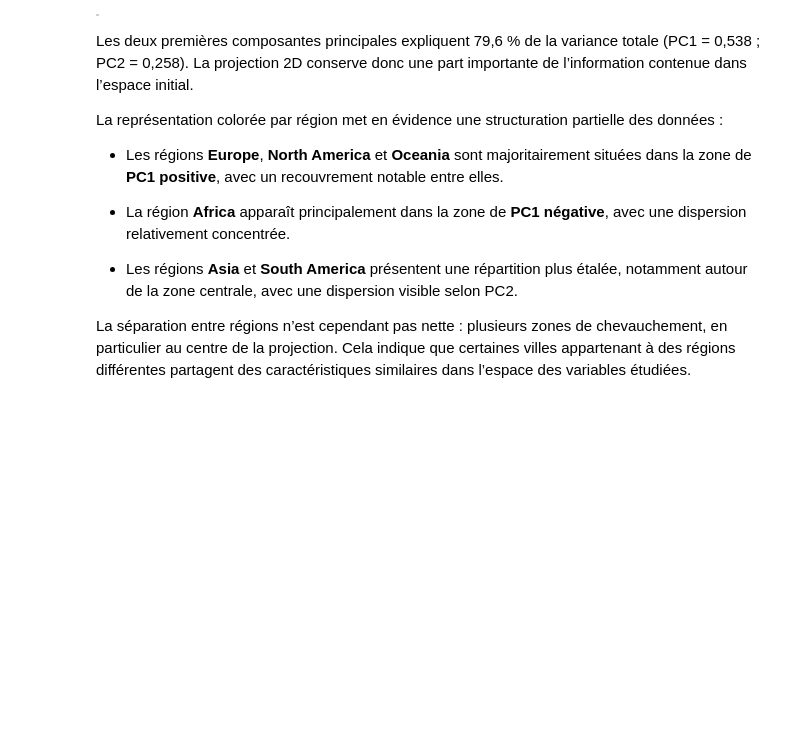
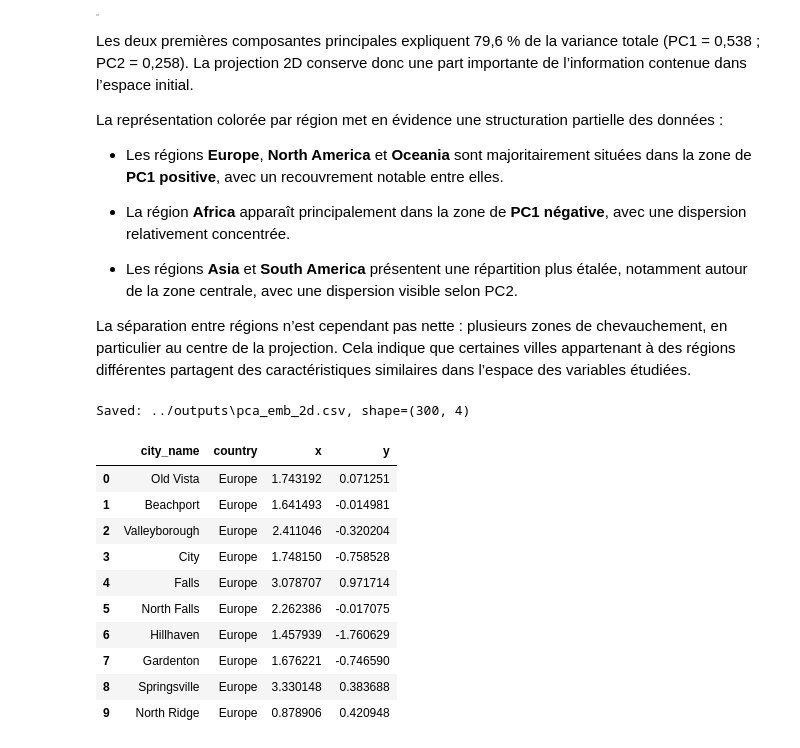
Before and after one commit to wixii/projet-final, a Jupyter notebook: notebooks/pca.ipynb, the cells around one changed output. Cells and saved outputs as stored; diff of their text form; code cells hidden in the pictures; blank space fills up the shorter version.

Commit message:
export PCA 2D embeddings to output

```diff
--- a/notebooks/pca.ipynb
+++ b/notebooks/pca.ipynb
@@ -3,10 +3,14 @@ import pandas as pd
 import matplotlib.pyplot as plt
 from sklearn.preprocessing import StandardScaler
 from sklearn.decomposition import PCA
+import os
 
 DATA_PATH = "../data/city_lifestyle_dataset.csv"
 df = pd.read_csv(DATA_PATH)
 
+OUTPUT_DIR = "../outputs"
+os.makedirs(OUTPUT_DIR, exist_ok=True)
+
 df.head()
 # %% [output]
 |  | city_name | country | population_density | avg_income | internet_penetration | avg_rent | air_quality_index | ... |
@@ -91,3 +95,30 @@ des données :
   notamment autour de la zone centrale, avec une dispersion visible selon PC2.
 
 La séparation entre régions n’est cependant pas nette : plusieurs zones de chevauchement, en particulier au centre de la projection. Cela indique que certaines villes appartenant à des régions différentes partagent des caractéristiques similaires dans l’espace des variables étudiées.
+# %%
+# Export embeddings 2D (format commun pour le script d'évaluation)
+emb_2d = pd.DataFrame({
+    "city_name": df["city_name"],
+    "country": df["country"],
+    "x": X_pca[:, 0],
+    "y": X_pca[:, 1],
+})
+
+OUTPUT_PATH = os.path.join(OUTPUT_DIR, "pca_emb_2d.csv")
+emb_2d.to_csv(OUTPUT_PATH, index=False)
+
+print(f"Saved: {OUTPUT_PATH}, shape={emb_2d.shape}")
+emb_2d.head(10)
+# %% [output]
+Saved: ../outputs\pca_emb_2d.csv, shape=(300, 4)
+|  | city_name | country | x | y |
+| 0 | Old Vista | Europe | 1.743192 | 0.071251 |
+| 1 | Beachport | Europe | 1.641493 | -0.014981 |
+| 2 | Valleyborough | Europe | 2.411046 | -0.320204 |
+| 3 | City | Europe | 1.748150 | -0.758528 |
+| 4 | Falls | Europe | 3.078707 | 0.971714 |
+| 5 | North Falls | Europe | 2.262386 | -0.017075 |
+| 6 | Hillhaven | Europe | 1.457939 | -1.760629 |
+| 7 | Gardenton | Europe | 1.676221 | -0.746590 |
+| 8 | Springsville | Europe | 3.330148 | 0.383688 |
+| 9 | North Ridge | Europe | 0.878906 | 0.420948 |
```
Also changed, not shown: 1 other file.
